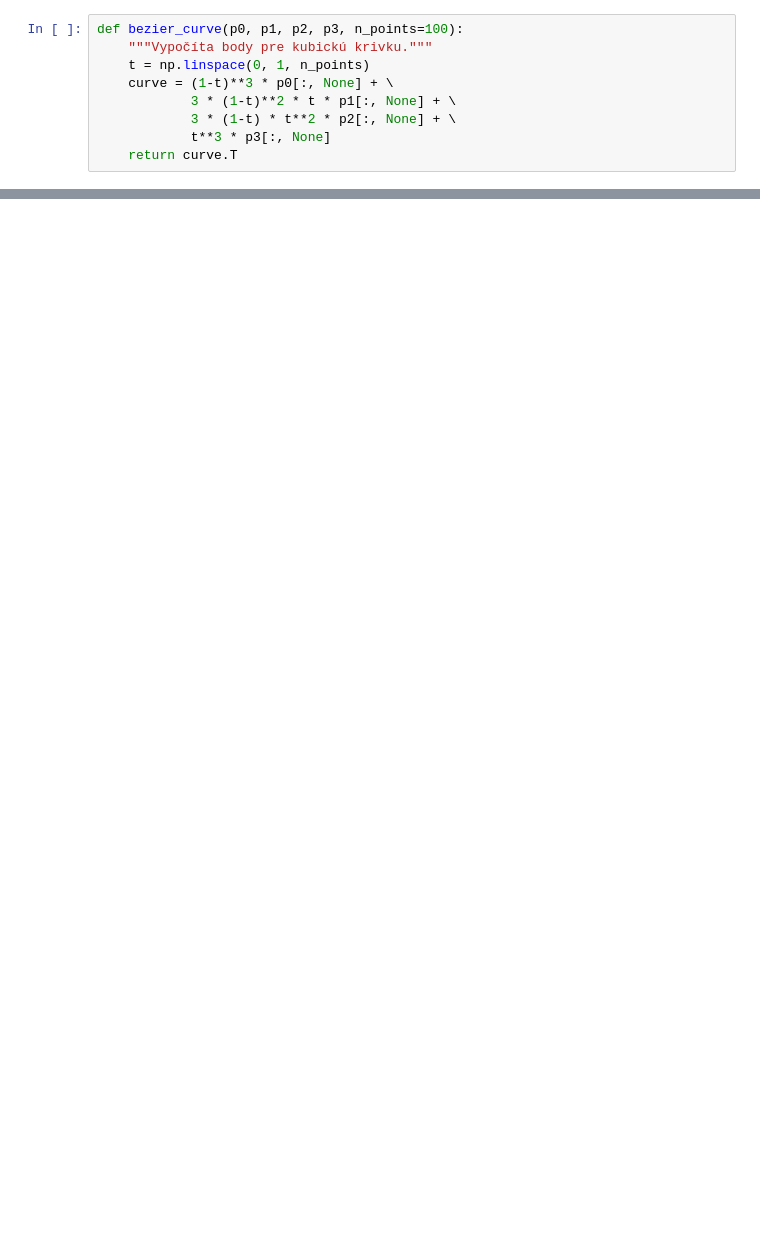
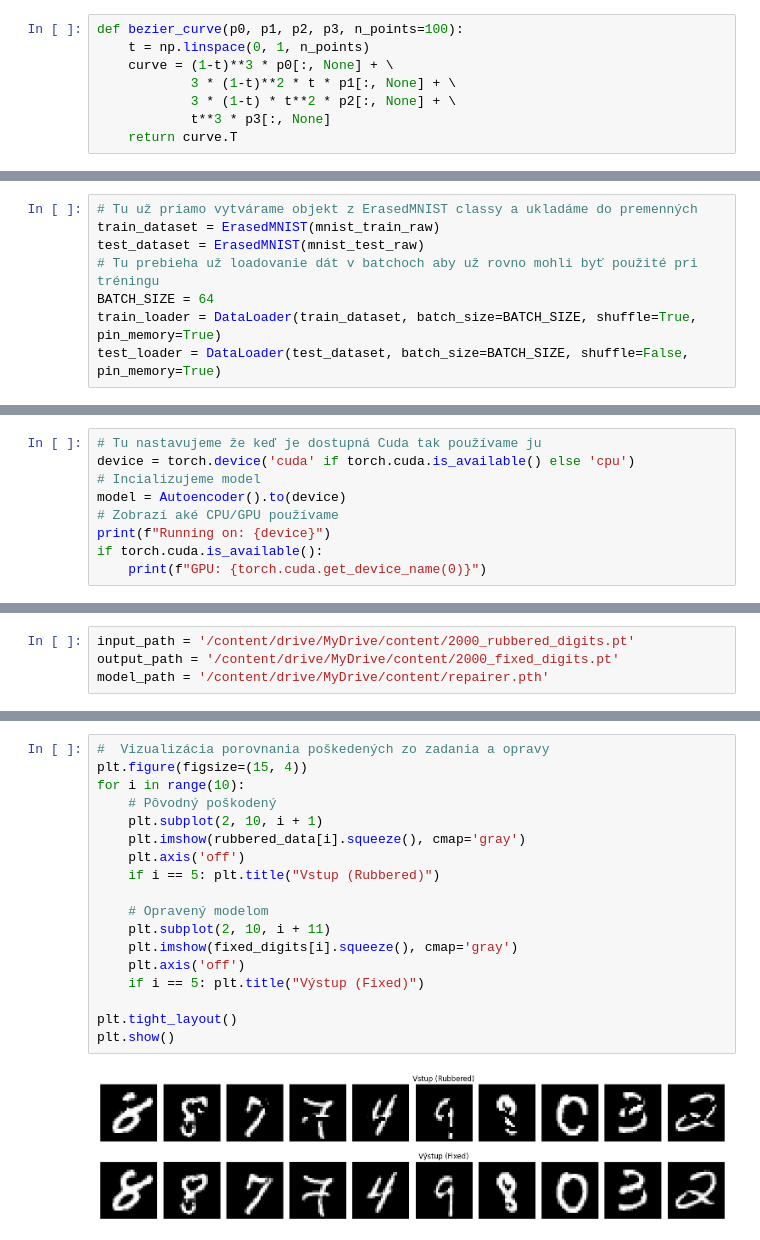
Before and after one commit to mrtineu/fix-erased-numbers, a Jupyter notebook: main_sk.ipynb, the cells around one changed output, grey strips where cells are left out. Cells and saved outputs as stored; diff of their text form; blank space fills up the shorter version.

```diff
--- a/main_sk.ipynb
+++ b/main_sk.ipynb
@@ -44,6 +55,5 @@ mnist_test_raw = datasets.MNIST(root='./data', train=False, download=True, trans
 # %%
 def bezier_curve(p0, p1, p2, p3, n_points=100):
-    """Vypočíta body pre kubickú krivku."""
     t = np.linspace(0, 1, n_points)
     curve = (1-t)**3 * p0[:, None] + \
             3 * (1-t)**2 * t * p1[:, None] + \
@@ -75,0 +113,8 @@ def erase_with_bezier(img_tensor, thickness=3):
+# %%
+# Tu už priamo vytvárame objekt z ErasedMNIST classy a ukladáme do premenných
+train_dataset = ErasedMNIST(mnist_train_raw)
+test_dataset = ErasedMNIST(mnist_test_raw)
+# Tu prebieha už loadovanie dát v batchoch aby už rovno mohli byť použité pri tréningu
+BATCH_SIZE = 64
+train_loader = DataLoader(train_dataset, batch_size=BATCH_SIZE, shuffle=True, pin_memory=True)
+test_loader = DataLoader(test_dataset, batch_size=BATCH_SIZE, shuffle=False, pin_memory=True)
@@ -75,0 +198,9 @@ def erase_with_bezier(img_tensor, thickness=3):
+# %%
+# Tu nastavujeme že keď je dostupná Cuda tak používame ju
+device = torch.device('cuda' if torch.cuda.is_available() else 'cpu')
+# Incializujeme model
+model = Autoencoder().to(device)
+# Zobrazí aké CPU/GPU používame
+print(f"Running on: {device}")
+if torch.cuda.is_available():
+    print(f"GPU: {torch.cuda.get_device_name(0)}")
@@ -75,0 +322,4 @@ def erase_with_bezier(img_tensor, thickness=3):
+# %%
+input_path = '/content/drive/MyDrive/content/2000_rubbered_digits.pt'
+output_path = '/content/drive/MyDrive/content/2000_fixed_digits.pt'
+model_path = '/content/drive/MyDrive/content/repairer.pth'
@@ -75,0 +379,20 @@ def erase_with_bezier(img_tensor, thickness=3):
+# %%
+#  Vizualizácia porovnania poškedených zo zadania a opravy
+plt.figure(figsize=(15, 4))
+for i in range(10):
+    # Pôvodný poškodený
+    plt.subplot(2, 10, i + 1)
+    plt.imshow(rubbered_data[i].squeeze(), cmap='gray')
+    plt.axis('off')
+    if i == 5: plt.title("Vstup (Rubbered)")
+
+    # Opravený modelom
+    plt.subplot(2, 10, i + 11)
+    plt.imshow(fixed_digits[i].squeeze(), cmap='gray')
+    plt.axis('off')
+    if i == 5: plt.title("Výstup (Fixed)")
+
+plt.tight_layout()
+plt.show()
+# %% [output]
+[figure, added]
```
Also changed, not shown: parts of 30 cells of this notebook, 2 other files.
